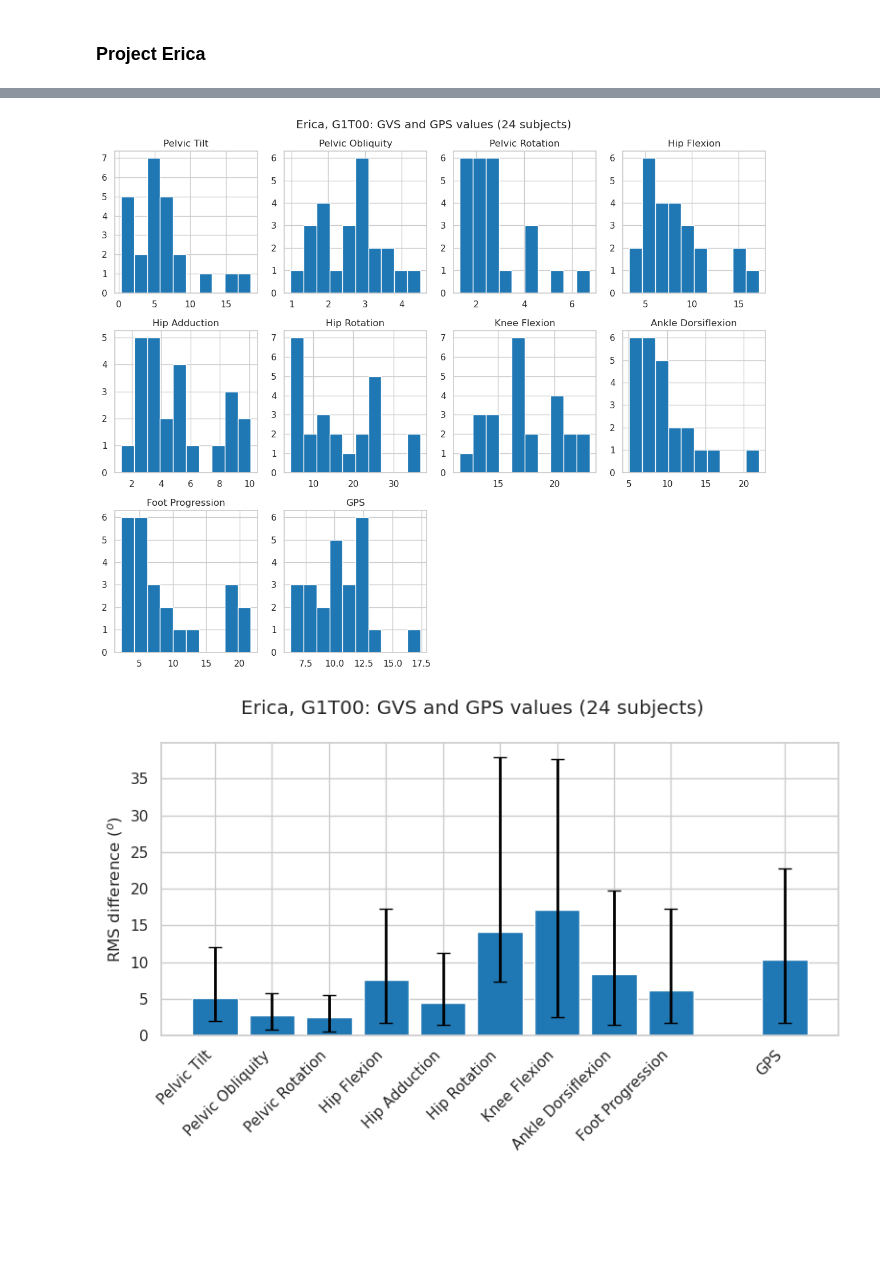
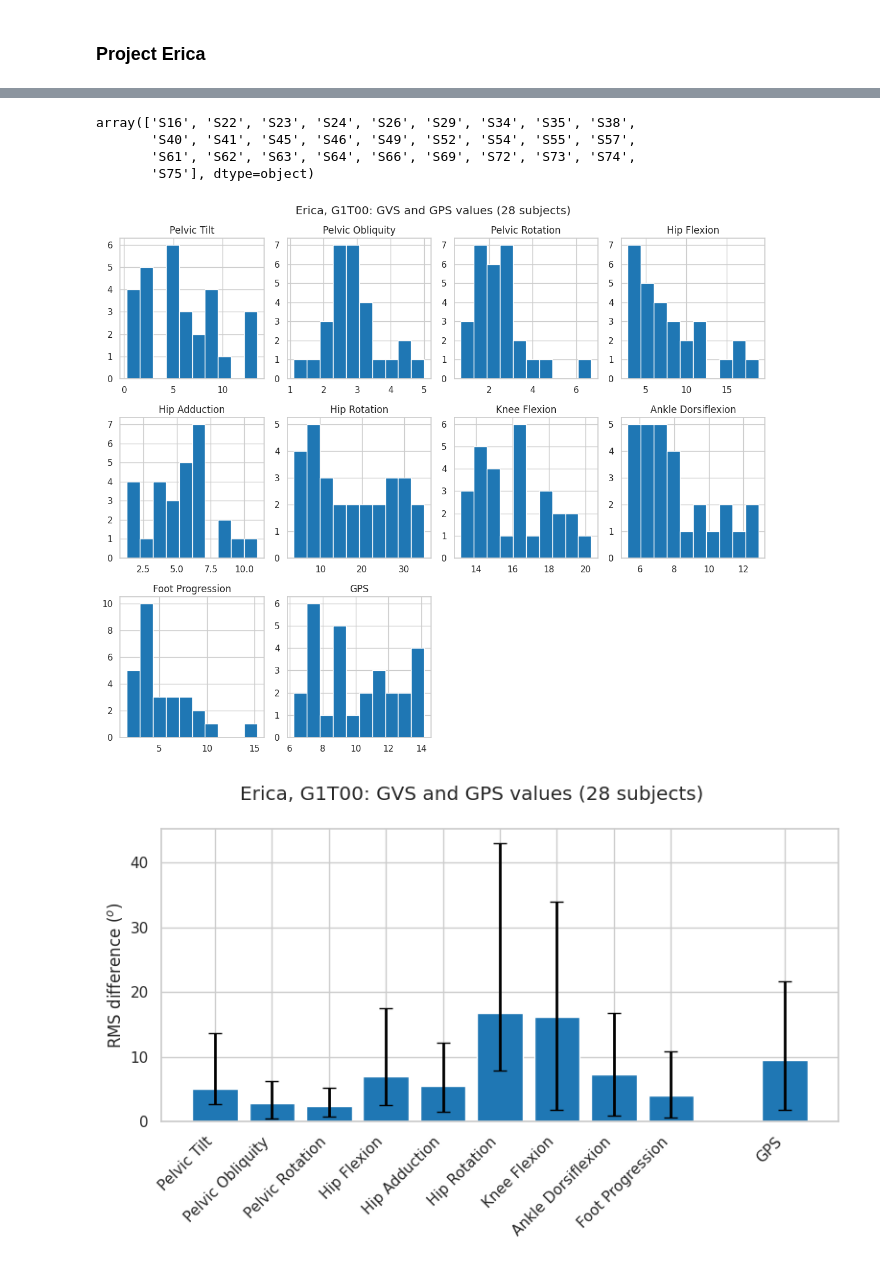
Before and after one commit to demotu/gait_score, a Jupyter notebook: notebooks/gps.ipynb, the cells around one changed output, grey strips where cells are left out. Saved outputs shown, nothing was run; the diff lists cells and outputs as text; code cells hidden in the pictures; blank space fills up the shorter version.

```diff
--- a/notebooks/gps.ipynb
+++ b/notebooks/gps.ipynb
@@ -195,8 +195,8 @@ else:
 # %%
 path2 = Path('./../data/RonaldoJane/')
 if os.getenv("COLAB_RELEASE_TAG"):
-    metadata = pd.read_csv('https://raw.githubusercontent.com/demotu/gait_score/refs/heads/main/data/{path2.name}/metadata_{path2.name}.csv',
-                           sep=',', header=0, index_col=0, dtype={'Assessment':'str'})
+    url = f'https://raw.githubusercontent.com/demotu/gait_score/refs/heads/main/data/{path2.name}/metadata_{path2.name}.csv'
+    metadata = pd.read_csv(url,                            sep=',', header=0, index_col=0, dtype={'Assessment':'str'})
 else:
     metadata = pd.read_csv(path2 /  f'metadata_{path2.name}.csv', sep=',', header=0, index_col=0, dtype={'Assessment':'str'})
 variable = 'Angle'
@@ -205,7 +205,8 @@ assessment = 'T00'
 metadata2 = metadata.query('Group  == @group & Assessment == @assessment')
 display(metadata2)
 if os.getenv("COLAB_RELEASE_TAG"):
-    !wget -q https://github.com/demotu/gait_score/raw/refs/heads/main/data/{path2.name}/{variable}_G{group}{assessment}.nc
+    url = f'https://github.com/demotu/gait_score/raw/refs/heads/main/data/{path2.name}/{variable}_G{group}{assessment}.nc'
+    !wget -q url
     da = xr.open_dataarray(f'{variable}_G{group}{assessment}.nc')
 else:
     da = xr.open_dataarray(f'{path2 / variable}_G{group}{assessment}.nc')
@@ -297,8 +298,8 @@ https://github.com/demotu/gait_score/raw/refs/heads/main/data/Erica/Angle_G1T00.
 # %%
 path2 = Path(r'./../data/Erica/')
 if os.getenv("COLAB_RELEASE_TAG"):
-    metadata = pd.read_csv('https://raw.githubusercontent.com/demotu/gait_score/refs/heads/main/data/{path2.name}/metadata_{path2.name}.csv',
-                           sep=',', header=0, index_col=0, dtype={'Assessment':'str'})
+    url = f'https://raw.githubusercontent.com/demotu/gait_score/refs/heads/main/data/{path2.name}/metadata_{path2.name}.csv'
+    metadata = pd.read_csv(url,                            sep=',', header=0, index_col=0, dtype={'Assessment':'str'})
 else:
     metadata = pd.read_csv(path2 /  f'metadata_{path2.name}.csv', sep=',', header=0, index_col=0, dtype={'Assessment':'str'})
 variable = 'Angle'
@@ -307,7 +308,8 @@ assessment = 'T00'
 metadata2 = metadata.query('Group  == @group & Assessment == @assessment')
 display(metadata2)
 if os.getenv("COLAB_RELEASE_TAG"):
-    !wget -q https://github.com/demotu/gait_score/raw/refs/heads/main/data/{path2.name}/{variable}_G{group}{assessment}.nc
+    url = f'https://github.com/demotu/gait_score/raw/refs/heads/main/data/{path2.name}/{variable}_G{group}{assessment}.nc'
+    !wget -q url
     da = xr.open_dataarray(f'{variable}_G{group}{assessment}.nc')
 else:
     da = xr.open_dataarray(f'{path2 / variable}_G{group}{assessment}.nc')
@@ -318,7 +320,6 @@ labels = ['Pelvic Tilt', 'Pelvic Obliquity', 'Pelvic Rotation',
           'Hip Flexion', 'Hip Adduction', 'Hip Rotation',
           'Knee Flexion', 'Ankle Dorsiflexion', 'Foot Progression', 'GPS']
 print(f'Numbers of subjects: {NS}')
-plot_subjects(da, path2, metadata2, group, assessment, NS)
 # %% [output]
 |  | Filename | Subject | Group | Assessment | Trial | Mass | Height | LegLength | FootLength | Cadence | ... |
 | 0 | C_S02_T00_2 | S02 | 1 | T00 | 2 | 85.2 | 1.60 | 0.746 | 0.191 | 103.448 | ... |
@@ -354,34 +355,43 @@ plot_subjects_m_std(dam, dastd, path2, metadata2, group, assessment, NS)
+# %%
+subjects
+# %% [output]
+array(['S16', 'S22', 'S23', 'S24', 'S26', 'S29', 'S34', 'S35', 'S38',
+       'S40', 'S41', 'S45', 'S46', 'S49', 'S52', 'S54', 'S55', 'S57',
+       'S61', 'S62', 'S63', 'S64', 'S66', 'S69', 'S72', 'S73', 'S74',
+       'S75'], dtype=object)
 # %%
+subjects = da.Subject.values
+NS = subjects.size
 time = da['Time'].values
 gvs = np.full((NS, len(labels)), np.nan)
 for s, subject in enumerate(subjects):
     x = da.sel(Subject=subject).values.reshape(time.size, 9)
     gvs[s, :-1] = RMSD(x, ref_data.values)
 
 gvs[:, -1] = np.sqrt(np.mean(gvs[:, :-1]**2, axis=1))
 gvs = pd.DataFrame(data=gvs, index=subjects, columns=labels)
 gvs_m = np.sqrt(np.mean(gvs**2, axis=0))
 gvs_std = np.sqrt(np.std(gvs**2, axis=0, ddof=1))
 gvs_m = np.percentile(gvs, 50, axis=0)
 gvs_std = np.percentile(gvs, [25, 75], axis=0)
 
 gvs.hist(layout=(3, 4), figsize=(12, 10))
 plt.suptitle(f'{path2.name}, G{group}{assessment}: GVS and GPS values ({NS} subjects)')
 plt.tight_layout()
 
 fig, axs = plt.subplots(1, 1, figsize=(8, 5))
 x = [1, 2, 3, 4, 5, 6, 7, 8, 9, 11]
 
 axs.bar(x=x, height=gvs_m, yerr=gvs_std, width=.8, edgecolor=None, capsize=5)
 
 axs.set_ylabel('RMS difference ($^o$)')
 axs.set_xlabel('')
 axs.xaxis.set_ticks(x)
 axs.set_xticklabels(labels, rotation=45, ha='right')
 axs.grid(True)
 plt.suptitle(f'{path2.name}, G{group}{assessment}: GVS and GPS values ({NS} subjects)')
 plt.tight_layout()
 plt.show()
 # %% [output]
-[figure, old version]
+[figure, new version]
-[figure, old version]
+[figure, new version]
```
Also changed, not shown: parts of 6 cells of this notebook.
